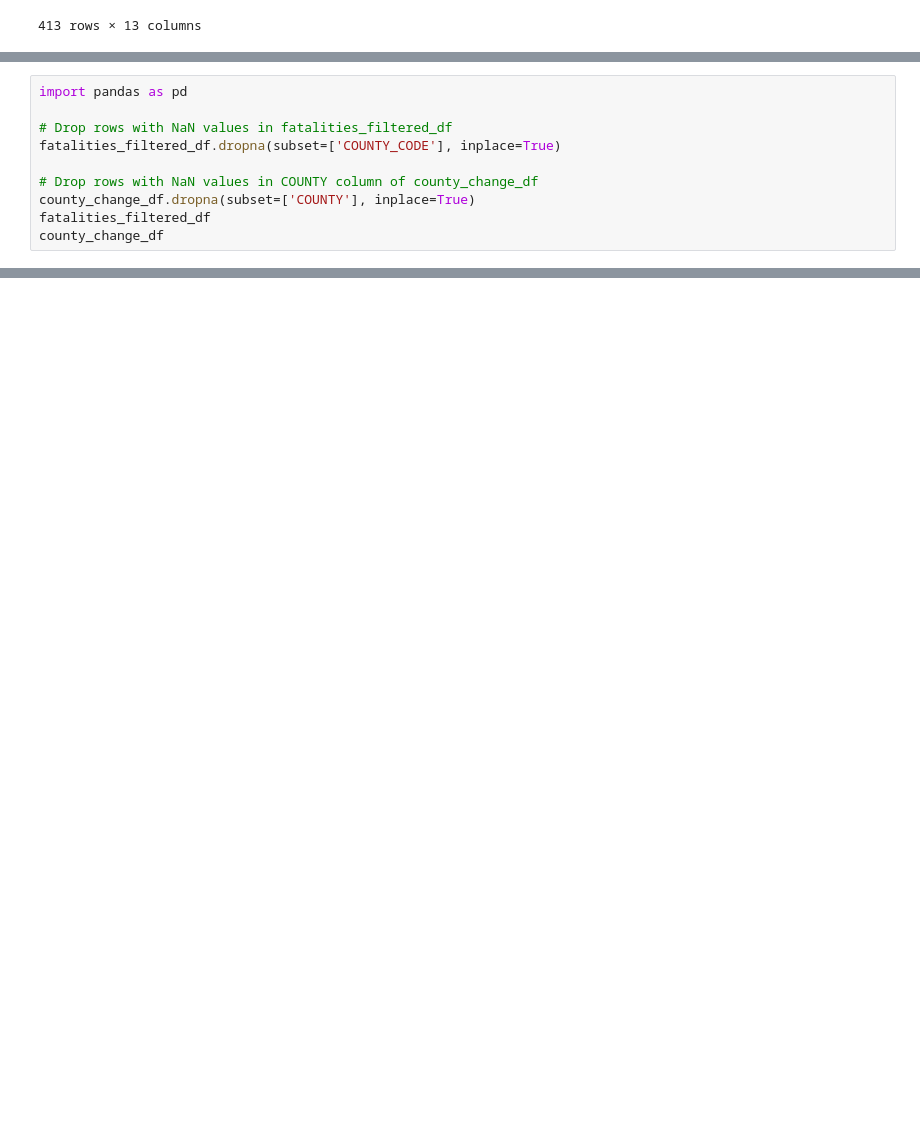
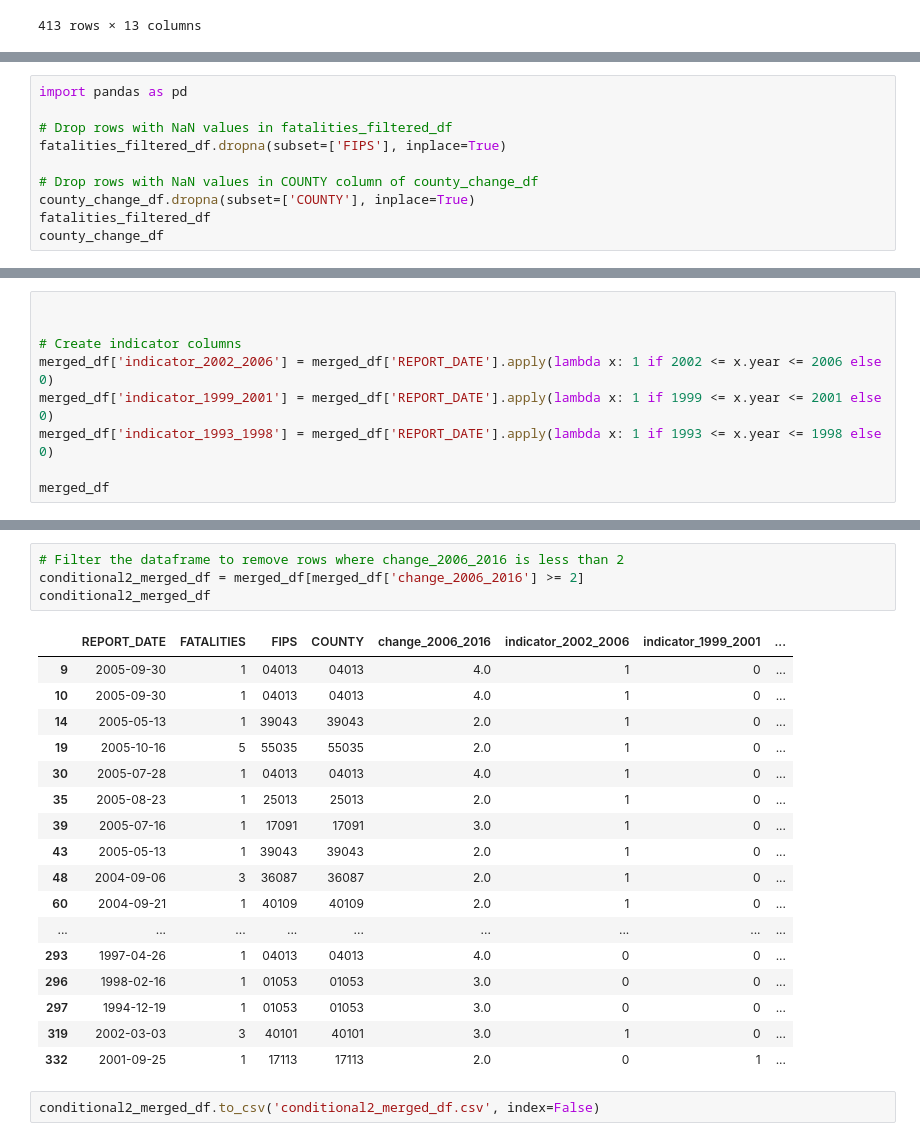
Before and after one commit to WilliamClintC/Research-Proposal-Trucks, a Jupyter notebook: Exploration/2.ipynb, the cells around one changed output, grey strips where cells are left out. Cells and saved outputs as stored; diff of their text form; blank space fills up the shorter version.

```diff
--- a/Exploration/2.ipynb
+++ b/Exploration/2.ipynb
@@ -418,7 +418,7 @@ county_change_df
 import pandas as pd
 
 # Drop rows with NaN values in fatalities_filtered_df
-fatalities_filtered_df.dropna(subset=['COUNTY_CODE'], inplace=True)
+fatalities_filtered_df.dropna(subset=['FIPS'], inplace=True)
 
 # Drop rows with NaN values in COUNTY column of county_change_df
 county_change_df.dropna(subset=['COUNTY'], inplace=True)
@@ -462,0 +466,9 @@ See the caveats in the documentation: https://pandas.pydata.org/pandas-docs/stab
+# %%
+
+
+# Create indicator columns
+merged_df['indicator_2002_2006'] = merged_df['REPORT_DATE'].apply(lambda x: 1 if 2002 <= x.year <= 2006 else 0)
+merged_df['indicator_1999_2001'] = merged_df['REPORT_DATE'].apply(lambda x: 1 if 1999 <= x.year <= 2001 else 0)
+merged_df['indicator_1993_1998'] = merged_df['REPORT_DATE'].apply(lambda x: 1 if 1993 <= x.year <= 1998 else 0)
+
+merged_df
@@ -462,0 +528,24 @@ See the caveats in the documentation: https://pandas.pydata.org/pandas-docs/stab
+# %%
+# Filter the dataframe to remove rows where change_2006_2016 is less than 2
+conditional2_merged_df = merged_df[merged_df['change_2006_2016'] >= 2]
+conditional2_merged_df
+# %% [output]
+|  | REPORT_DATE | FATALITIES | FIPS | COUNTY | change_2006_2016 | indicator_2002_2006 | indicator_1999_2001 | ... |
+| 9 | 2005-09-30 | 1 | 04013 | 04013 | 4.0 | 1 | 0 | ... |
+| 10 | 2005-09-30 | 1 | 04013 | 04013 | 4.0 | 1 | 0 | ... |
+| 14 | 2005-05-13 | 1 | 39043 | 39043 | 2.0 | 1 | 0 | ... |
+| 19 | 2005-10-16 | 5 | 55035 | 55035 | 2.0 | 1 | 0 | ... |
+| 30 | 2005-07-28 | 1 | 04013 | 04013 | 4.0 | 1 | 0 | ... |
+| 35 | 2005-08-23 | 1 | 25013 | 25013 | 2.0 | 1 | 0 | ... |
+| 39 | 2005-07-16 | 1 | 17091 | 17091 | 3.0 | 1 | 0 | ... |
+| 43 | 2005-05-13 | 1 | 39043 | 39043 | 2.0 | 1 | 0 | ... |
+| 48 | 2004-09-06 | 3 | 36087 | 36087 | 2.0 | 1 | 0 | ... |
+| 60 | 2004-09-21 | 1 | 40109 | 40109 | 2.0 | 1 | 0 | ... |
+| ... | ... | ... | ... | ... | ... | ... | ... | ... |
+| 293 | 1997-04-26 | 1 | 04013 | 04013 | 4.0 | 0 | 0 | ... |
+| 296 | 1998-02-16 | 1 | 01053 | 01053 | 3.0 | 0 | 0 | ... |
+| 297 | 1994-12-19 | 1 | 01053 | 01053 | 3.0 | 0 | 0 | ... |
+| 319 | 2002-03-03 | 3 | 40101 | 40101 | 3.0 | 1 | 0 | ... |
+| 332 | 2001-09-25 | 1 | 17113 | 17113 | 2.0 | 0 | 1 | ... |
+# %%
+conditional2_merged_df.to_csv('conditional2_merged_df.csv', index=False)
```
Also changed, not shown: parts of 13 cells of this notebook, 14 other files.
